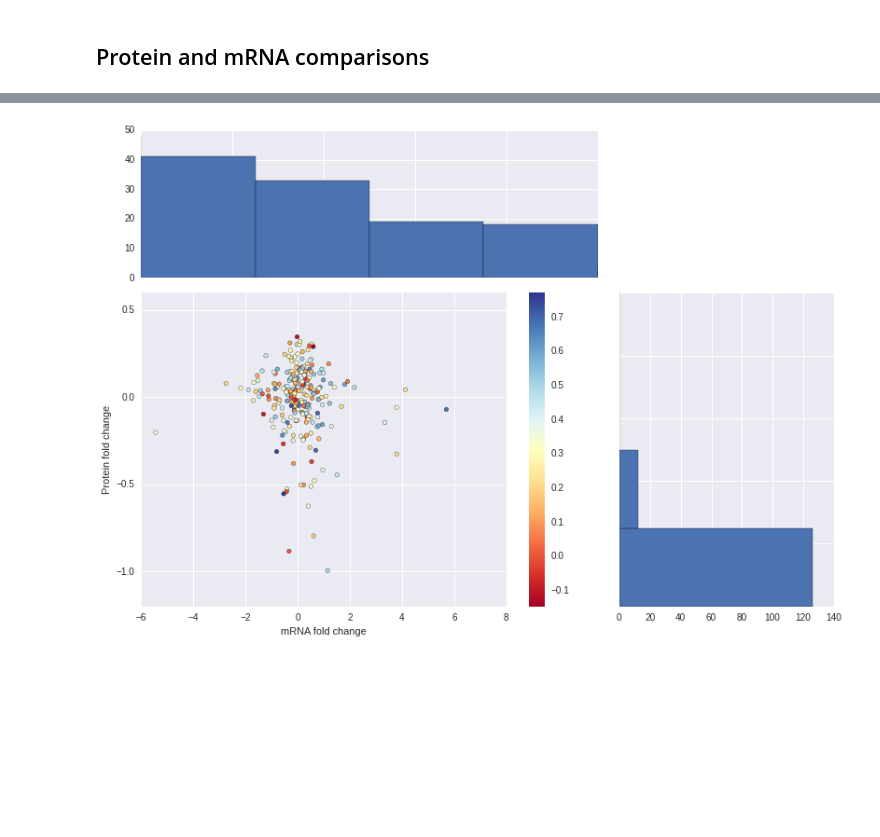
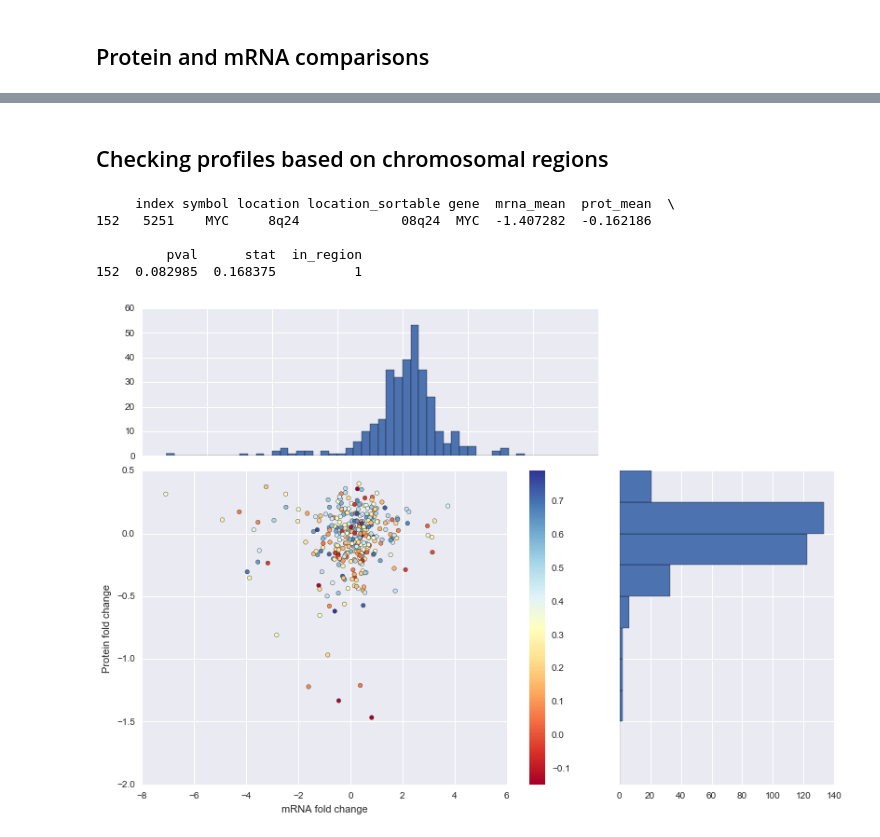
Before and after one commit to bdkech/Jupyter-Notebooks, a Jupyter notebook: bioinfo/Clustering more patients.ipynb, the cells around one changed output, grey strips where cells are left out. Cells and saved outputs as stored; diff of their text form; code cells hidden in the pictures; blank space fills up the shorter version.

```diff
--- a/bioinfo/Clustering more patients.ipynb
+++ b/bioinfo/Clustering more patients.ipynb
@@ -262,45 +327,55 @@ df_prot.to_csv(open("data/intermediate/prot_fold_change_matched.txt",'w'),sep="\
+# %% [markdown]
+## Checking profiles based on chromosomal regions
 # %%
+from matplotlib.ticker import NullFormatter
 def location_check(loc_string):
-    if '22q' in loc_string:
+    if '8q' in loc_string:
         return 1
     else:
         return 0
+df2 = pd.read_csv(open("data/output/pearsonr_prot_mrna.txt",'r'),delimiter="\t")
 df2_annotated = pd.merge(gene_annotation[['symbol','location','location_sortable']],df2,left_on='symbol',right_on='gene')
 df2_annotated['in_region'] = df2_annotated['location_sortable'].map(lambda x: (location_check(x)))
 
 df3 = df2_annotated[df2_annotated['in_region'] == 1].reset_index()
+df3.to_csv(open('data/output/20q_genes_and_exp.txt','w'),sep="\t",index=False)
+print df3[(df3['gene'] == 'MYC')]
 cm = plt.cm.get_cmap('RdYlBu')
 
-
-# definitions for the axes
+ #definitions for the axes
 nullfmt = NullFormatter()         # no labels
 left, width = 0.2, 0.85
 bottom, height = 0.2, 0.85
 bottom_h = left_h = left + width + 0.04
 rect_scatter = [left, bottom, width, height]
 rect_histx = [left, bottom_h, width, 0.4]
 rect_histy = [left_h, bottom, 0.4, height]
 axScatter2 = plt.axes(rect_scatter)
 axHistx2 = plt.axes(rect_histx)
 axHisty2 = plt.axes(rect_histy)
 axHistx2.xaxis.set_major_formatter(nullfmt)
 axHisty2.yaxis.set_major_formatter(nullfmt)
 binwidth = 0.25
 xymax = np.max([np.max(np.fabs(df3['mrna_mean'])), np.max(np.fabs(df3['prot_mean']))])
 lim = (int(xymax/binwidth) + 1) * binwidth
 
 bins = np.arange(-lim, lim + binwidth, binwidth)
 axHistx2.hist(df3['mrna_mean'], bins=bins)
 axHisty2.hist(df3['prot_mean'], bins=bins, orientation='horizontal')
 
 s = axScatter2.scatter(df3['mrna_mean'],df3['prot_mean'],c=df3['stat'],cmap=cm)
 
-axHistx2.set_xlim(axScatter.get_xlim())
-axHisty2.set_ylim(axScatter.get_ylim())
+axHistx2.set_xlim(axScatter2.get_xlim())
+axHisty2.set_ylim(axScatter2.get_ylim())
 axScatter2.set_xlabel("mRNA fold change")
 axScatter2.set_ylabel("Protein fold change")
 
 plt.colorbar(mappable=s,ax=axScatter2)
 plt.show()
 # %% [output]
+     index symbol location location_sortable gene  mrna_mean  prot_mean  \
+152   5251    MYC     8q24             08q24  MYC  -1.407282  -0.162186
+
+         pval      stat  in_region
+152  0.082985  0.168375          1
-[figure, old version]
+[figure, new version]
```
Also changed, not shown: parts of 5 cells of this notebook, 11 other files.
